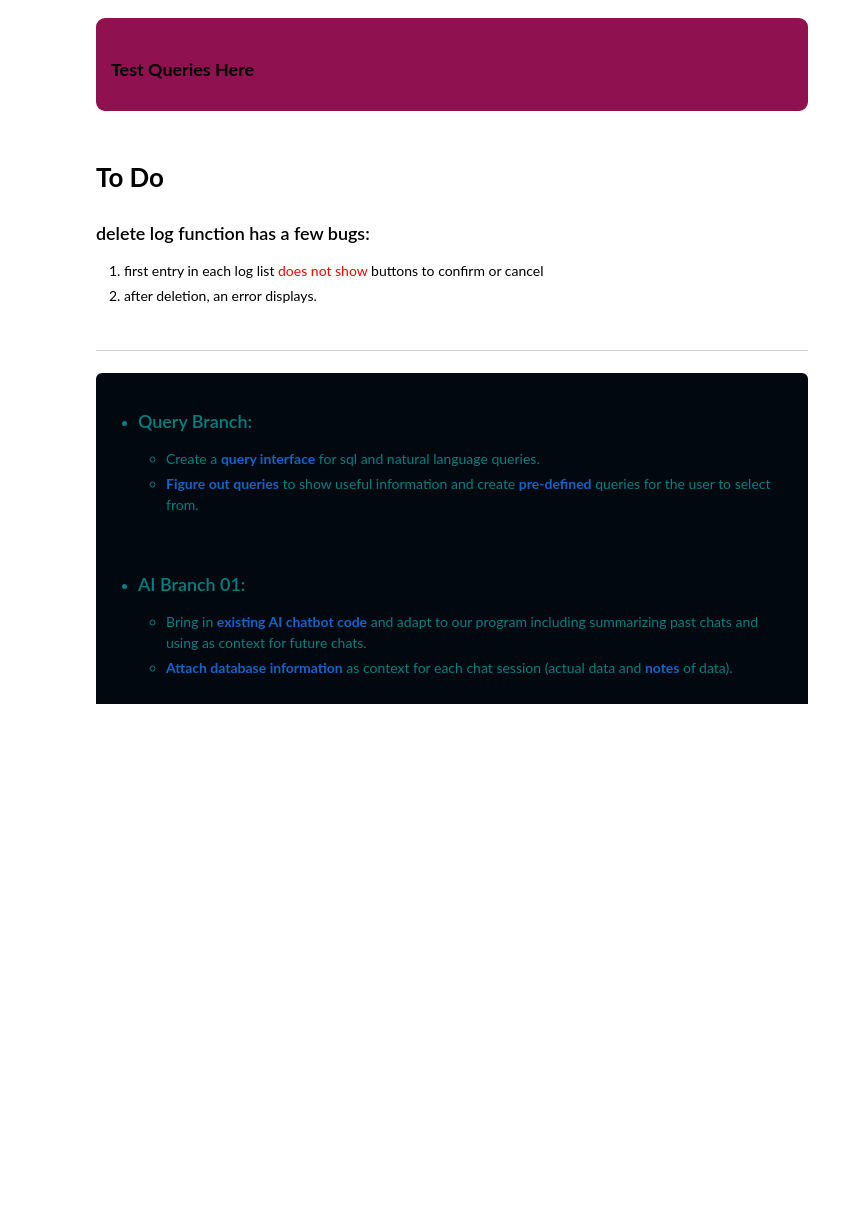
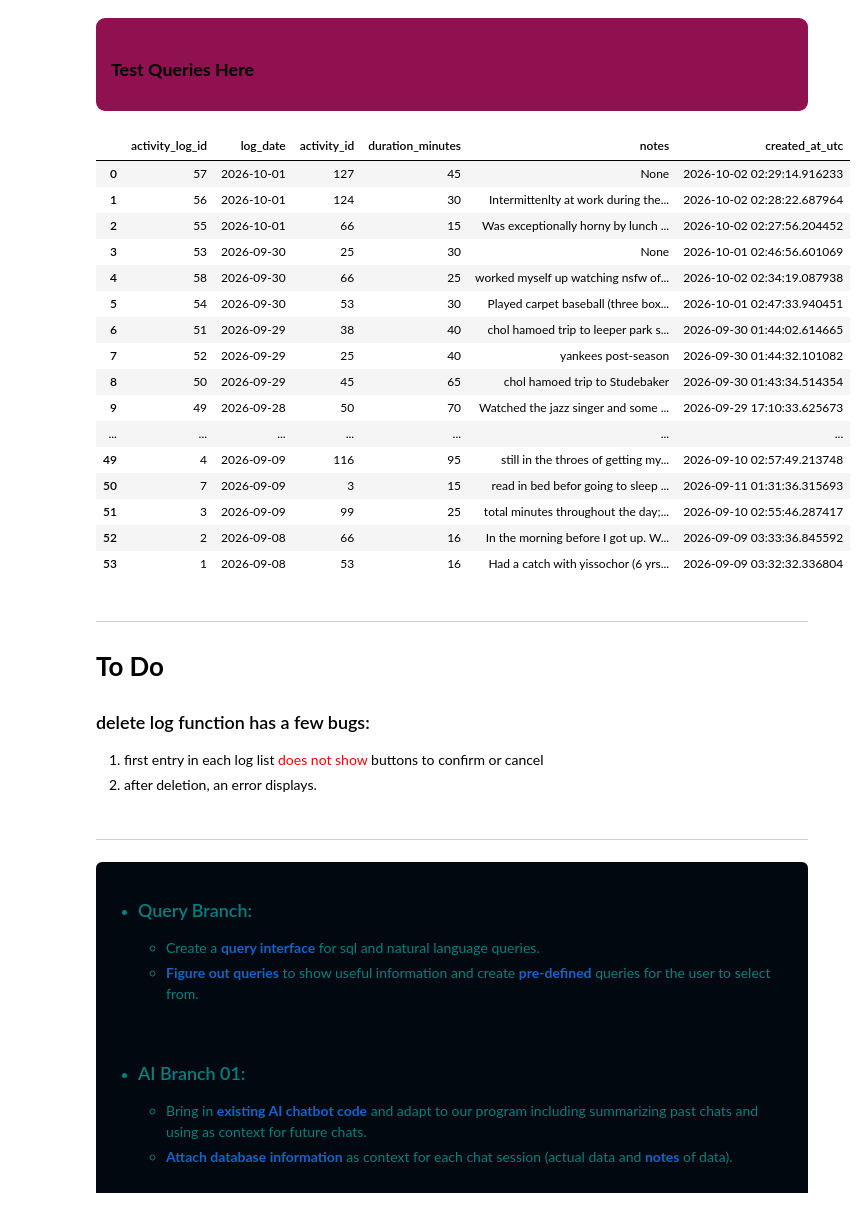
Before and after one commit to YosefCh/Digital-You, a Jupyter notebook: pseudocode.ipynb, the cells around one changed output. Saved outputs shown, nothing was run; the diff lists cells and outputs as text; code cells hidden in the pictures; blank space fills up the shorter version.

```diff
--- a/pseudocode.ipynb
+++ b/pseudocode.ipynb
@@ -28,12 +28,32 @@ display(HTML(f'''
 # %%
 from postgres import run_select, run_ddl_dml
 from queries import all_food_data, agg_food
 
 #run_select(all_food_data)
-run_select("select * from stress_log order by log_date desc")
+run_select("select * from activity_log order by log_date desc")
 
 #run_ddl_dml("DELETE FROM stress_log WHERE stress_log_id = 22 and log_date = '2026-09-28'")
+# %% [output]
+|  | activity_log_id | log_date | activity_id | duration_minutes | notes | created_at_utc |
+| 0 | 57 | 2026-10-01 | 127 | 45 | None | 2026-10-02 02:29:14.916233 |
+| 1 | 56 | 2026-10-01 | 124 | 30 | Intermittenlty at work during the... | 2026-10-02 02:28:22.687964 |
+| 2 | 55 | 2026-10-01 | 66 | 15 | Was exceptionally horny by lunch ... | 2026-10-02 02:27:56.204452 |
+| 3 | 53 | 2026-09-30 | 25 | 30 | None | 2026-10-01 02:46:56.601069 |
+| 4 | 58 | 2026-09-30 | 66 | 25 | worked myself up watching nsfw of... | 2026-10-02 02:34:19.087938 |
+| 5 | 54 | 2026-09-30 | 53 | 30 | Played carpet baseball (three box... | 2026-10-01 02:47:33.940451 |
+| 6 | 51 | 2026-09-29 | 38 | 40 | chol hamoed trip to leeper park s... | 2026-09-30 01:44:02.614665 |
+| 7 | 52 | 2026-09-29 | 25 | 40 | yankees post-season | 2026-09-30 01:44:32.101082 |
+| 8 | 50 | 2026-09-29 | 45 | 65 | chol hamoed trip to Studebaker | 2026-09-30 01:43:34.514354 |
+| 9 | 49 | 2026-09-28 | 50 | 70 | Watched the jazz singer and some ... | 2026-09-29 17:10:33.625673 |
+| ... | ... | ... | ... | ... | ... | ... |
+| 49 | 4 | 2026-09-09 | 116 | 95 | still in the throes of getting my... | 2026-09-10 02:57:49.213748 |
+| 50 | 7 | 2026-09-09 | 3 | 15 | read in bed befor going to sleep ... | 2026-09-11 01:31:36.315693 |
+| 51 | 3 | 2026-09-09 | 99 | 25 | total minutes throughout the day;... | 2026-09-10 02:55:46.287417 |
+| 52 | 2 | 2026-09-08 | 66 | 16 | In the morning before I got up. W... | 2026-09-09 03:33:36.845592 |
+| 53 | 1 | 2026-09-08 | 53 | 16 | Had a catch with yissochor (6 yrs... | 2026-09-09 03:32:32.336804 |
 # %% [markdown]
+---
+
 # __To Do__
 
 ### delete log function has a few bugs:
```
